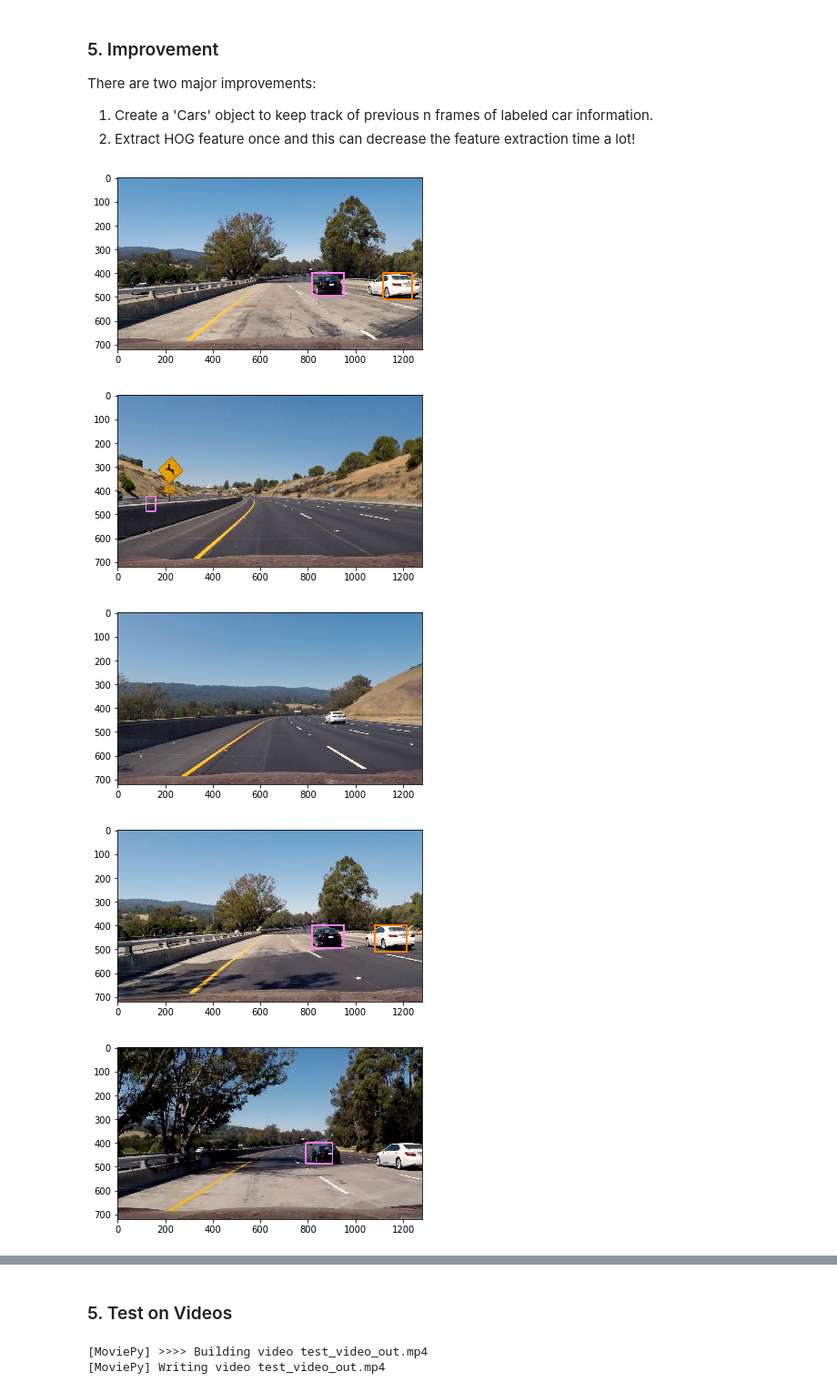
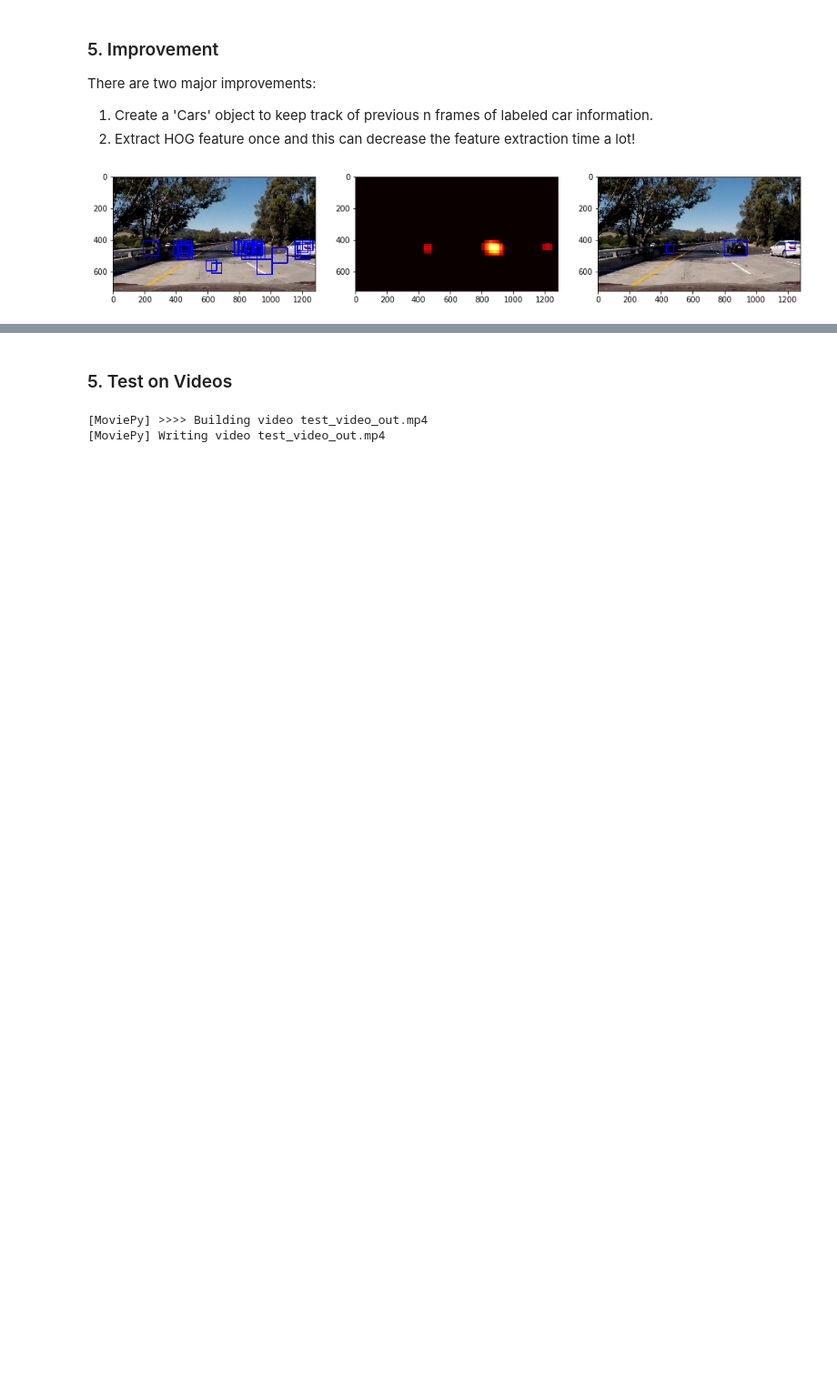
Before and after one commit to dmsehuang/CarND-Vehicle-Detection, a Jupyter notebook: Vehicle_detection.ipynb, the cells around one changed output, grey strips where cells are left out. Shown at 91% size. Drawn from its saved outputs; the diff is of its cells as text; code cells hidden in the pictures; blank space fills up the shorter version.

```diff
--- a/Vehicle_detection.ipynb
+++ b/Vehicle_detection.ipynb
@@ -316,7 +316,7 @@ plt.show()
 from sklearn.model_selection import train_test_split
 
 rand_state = np.random.randint(0, 100)
-X_train, X_test, y_train, y_test = train_test_split(scaled_X, y, test_size=0.2, random_state=rand_state)
+X_train, X_test, y_train, y_test = train_test_split(scaled_X, y, test_size=0.1, random_state=rand_state)
 print(X_train.shape)
 print(y_train.shape)
 print(X_test.shape)
@@ -621,7 +621,8 @@ def draw_labeled_bboxes(image, labels):
         # Define a bounding box based on min/max x and y
         bbox = ((np.min(nonzerox), np.min(nonzeroy)), (np.max(nonzerox), np.max(nonzeroy)))
         # Draw the box on the image
-        color = colors[car_number % len(colors)]
+        #color = colors[car_number % len(colors)]
+        color = (0, 0, 255)
         cv2.rectangle(img, bbox[0], bbox[1], color, 6)
     # Return the image
     return img
@@ -695,7 +696,7 @@ Credit to Udacity.
 def locate_cars(image, scale, scaler, clf):
     window = 64
     ystart = 400
-    ystop = image.shape[0]
+    ystop = min(np.int(656*scale), 656)
 
     # Image to search and convert to other color spaces
     img = image[ystart:ystop, :, :]
@@ -722,9 +723,12 @@ def locate_cars(image, scale, scaler, clf):
     hog3 = get_hog(img[:,:,2], orient, pix_per_cell, cell_per_block, False, False)
 
     # Search for positive results
+    count = 0
     pos_wins = []
+    t1 = time.time()
     for xb in range(nxsteps):
         for yb in range(nysteps):
+            count += 1
             xpos = xb * cells_per_step
             ypos = yb * cells_per_step
 
@@ -752,5 +756,15 @@ def locate_cars(image, scale, scaler, clf):
                 left = np.int(xleft * scale)
                 top = np.int(ytop * scale) + ystart
                 win = np.int(window * scale)
+
+                # ---
+                #subimg = image[top:top+win, left:left+win]
+                #subimg = cv2.resize(subimg, (64, 64))
+                #plt.imsave('non-vehicles/tmp/fp-' + str(time.time()) + '.png', subimg)
+                #plt.show()
+                # ---
                 pos_wins.append(((left, top), (left+win, top+win)))
+
+    t2 = time.time()
+    #print(round(t2-t1, 5), " time to check # of windows: ", count)
     return pos_wins
@@ -834,15 +846,20 @@ class Cars:
 # %%
-files = glob.glob('./test_images/test*.jpg')
+files = glob.glob('./test_images/test5.jpg')
 for file in files:
     cars = Cars()
 
     image = mpimg.imread(file)
-    out = process_image(image)
+    out, heatmap, car_pos = cars.detect_cars(image)
+
+    fig = plt.figure(figsize=(16,12))
+    plt.subplot(131)
+    plt.imshow(car_pos)
+
+    plt.subplot(132)
+    plt.imshow(heatmap, cmap='hot')
+
+    plt.subplot(133)
     plt.imshow(out)
     plt.show()
 # %% [output]
-[figure, old version]
+[figure, new version]
-[figure, removed]
-[figure, removed]
-[figure, removed]
-[figure, removed]
```
Also changed, not shown: parts of 13 cells of this notebook.
